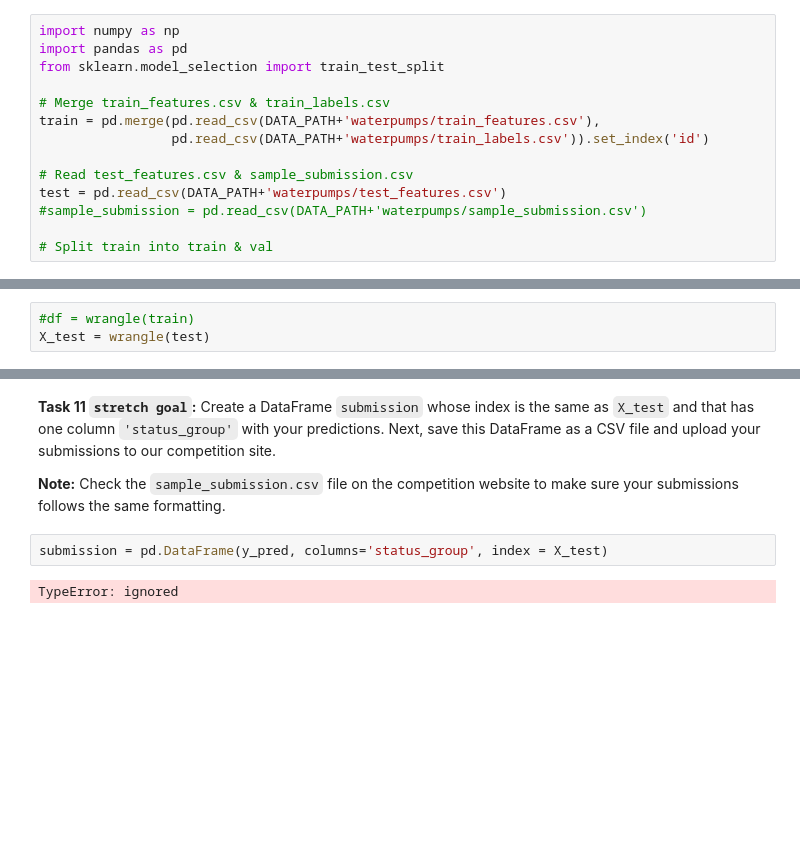
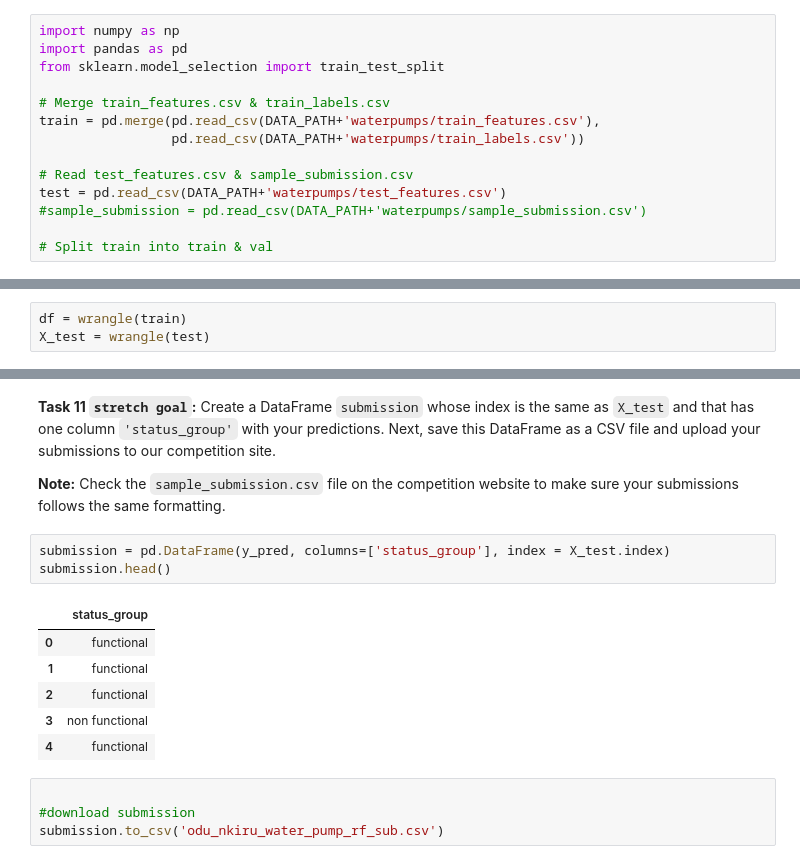
Before and after one commit to write2nk/DS-Unit-2-Kaggle-Challenge, a Jupyter notebook: module2-random-forests/LS_DS_222_assignment.ipynb, the cells around one changed output, grey strips where cells are left out. Saved outputs shown, nothing was run; the diff lists cells and outputs as text; blank space fills up the shorter version.

```diff
--- a/module2-random-forests/LS_DS_222_assignment.ipynb
+++ b/module2-random-forests/LS_DS_222_assignment.ipynb
@@ -54,7 +54,7 @@ from sklearn.model_selection import train_test_split
 
 # Merge train_features.csv & train_labels.csv
 train = pd.merge(pd.read_csv(DATA_PATH+'waterpumps/train_features.csv'),
-                 pd.read_csv(DATA_PATH+'waterpumps/train_labels.csv')).set_index('id')
+                 pd.read_csv(DATA_PATH+'waterpumps/train_labels.csv'))
 
 # Read test_features.csv & sample_submission.csv
 test = pd.read_csv(DATA_PATH+'waterpumps/test_features.csv')
@@ -110,7 +110,7 @@ def wrangle(X):
 
 **Task 2:** Modify the `wrangle` function to engineer a `'pump_age'` feature. Then use the function to read `train_features.csv` and `train_labels.csv` into the DataFrame `df`, and `test_features.csv` into the DataFrame `X_test`.
 # %%
-#df = wrangle(train)
+df = wrangle(train)
 X_test = wrangle(test)
 # %% [markdown]
 # II. Split Data
@@ -240,6 +246,16 @@ X_test.shape
 
 **Note:** Check the `sample_submission.csv` file on the competition website to make sure your submissions follows the same formatting.
 # %%
-submission = pd.DataFrame(y_pred, columns='status_group', index = X_test)
+submission = pd.DataFrame(y_pred, columns=['status_group'], index = X_test.index)
+submission.head()
 # %% [output]
-TypeError: ignored
+|  | status_group |
+| 0 | functional |
+| 1 | functional |
+| 2 | functional |
+| 3 | non functional |
+| 4 | functional |
+# %%
+
+#download submission
+submission.to_csv('odu_nkiru_water_pump_rf_sub.csv')
```
Also changed, not shown: parts of 6 cells of this notebook.
